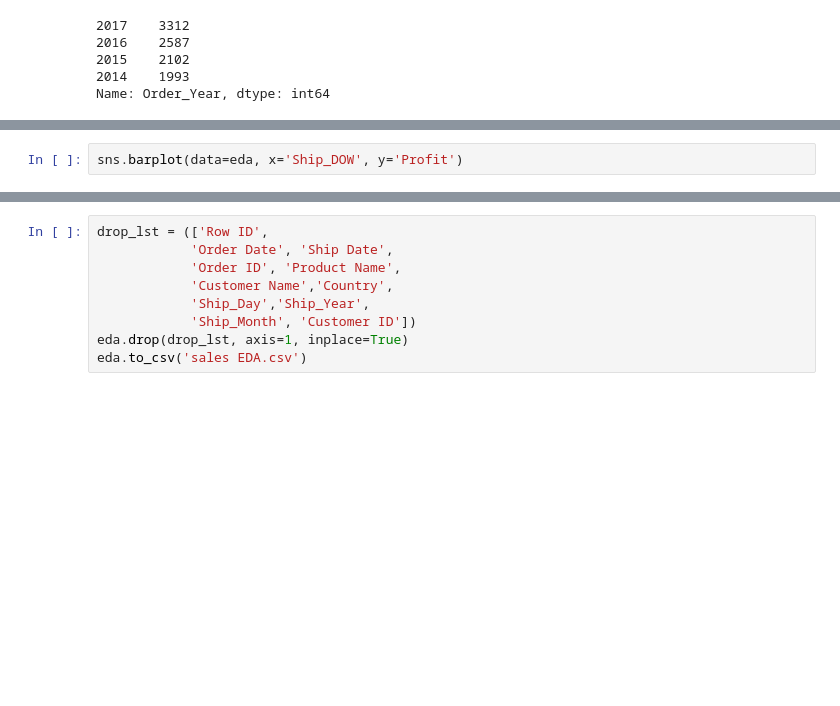
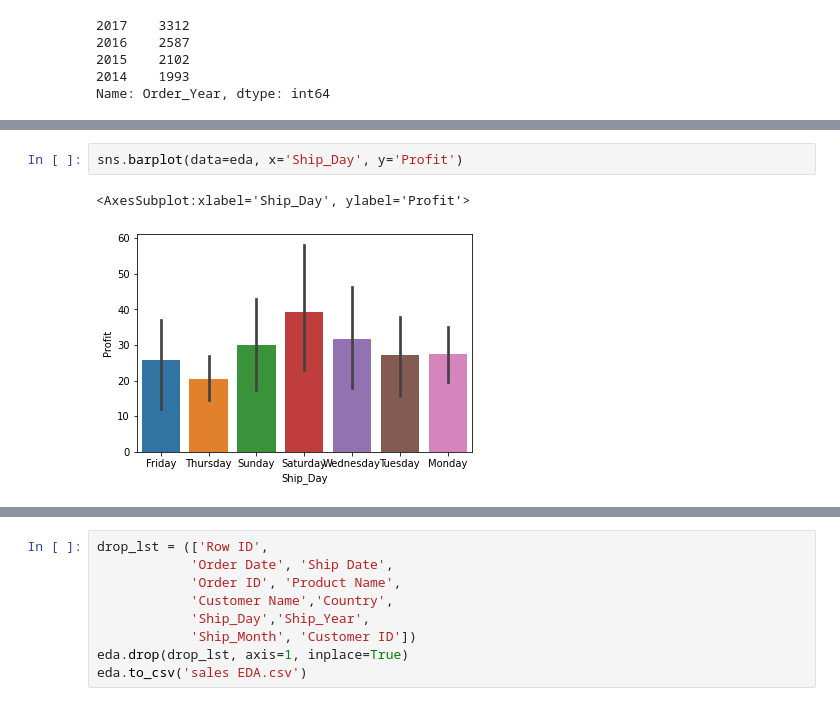
Before and after one commit to ecSanders/Sales-Prediction, a Jupyter notebook: Data Analysis/sales_EDA.ipynb, the cells around one changed output, grey strips where cells are left out. Drawn from its saved outputs; the diff is of its cells as text; blank space fills up the shorter version.

```diff
--- a/Data Analysis/sales_EDA.ipynb
+++ b/Data Analysis/sales_EDA.ipynb
@@ -173,4 +174,7 @@ ValueError: Could not interpret input 'Order_DOW'
 # %%
-sns.barplot(data=eda, x='Ship_DOW', y='Profit')
+sns.barplot(data=eda, x='Ship_Day', y='Profit')
+# %% [output]
+<AxesSubplot:xlabel='Ship_Day', ylabel='Profit'>
+[figure, added]
 # %%
 sns.scatterplot(data=eda, x='State', y='Profit')
```
Also changed, not shown: parts of 5 cells of this notebook.
